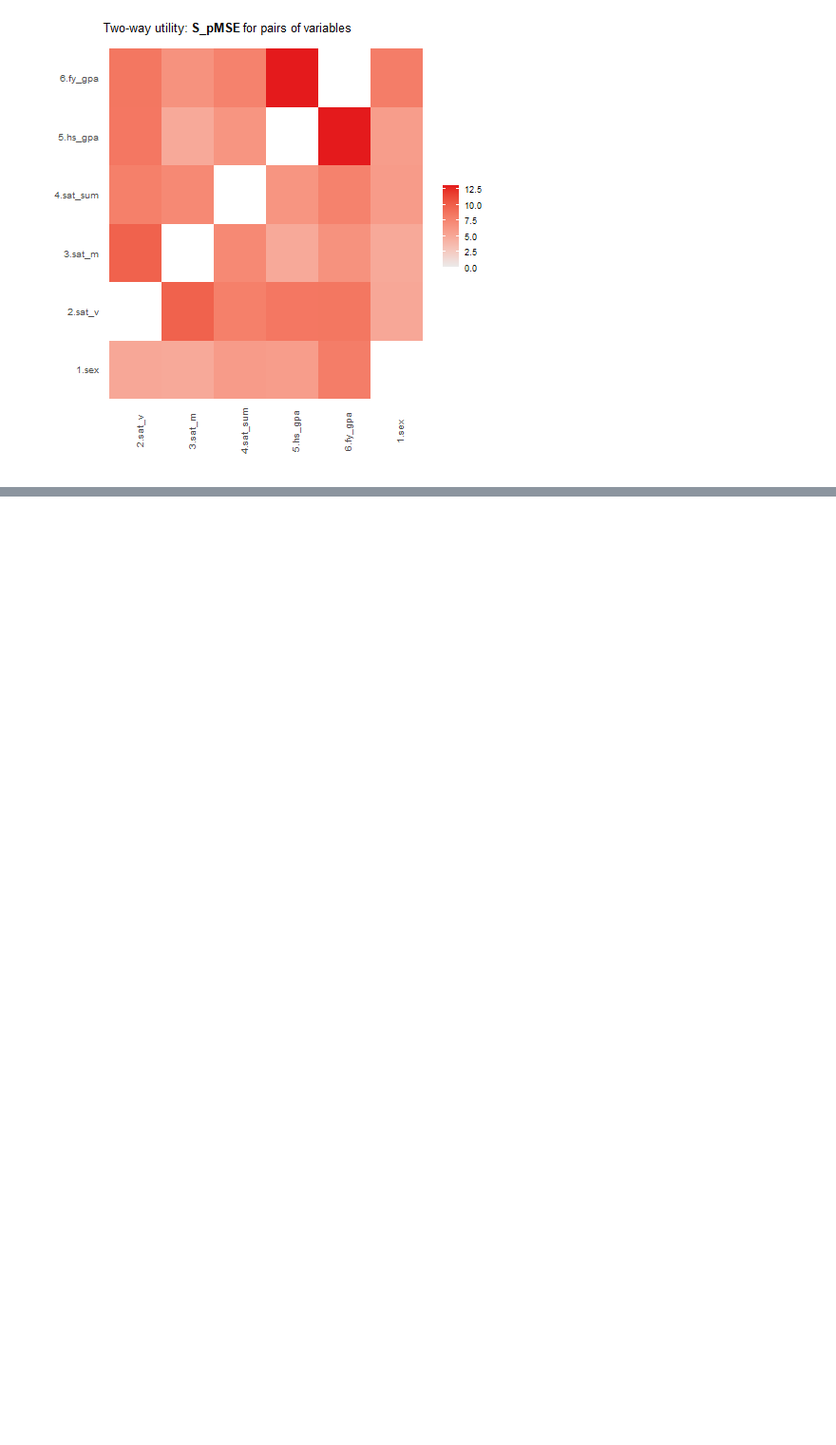
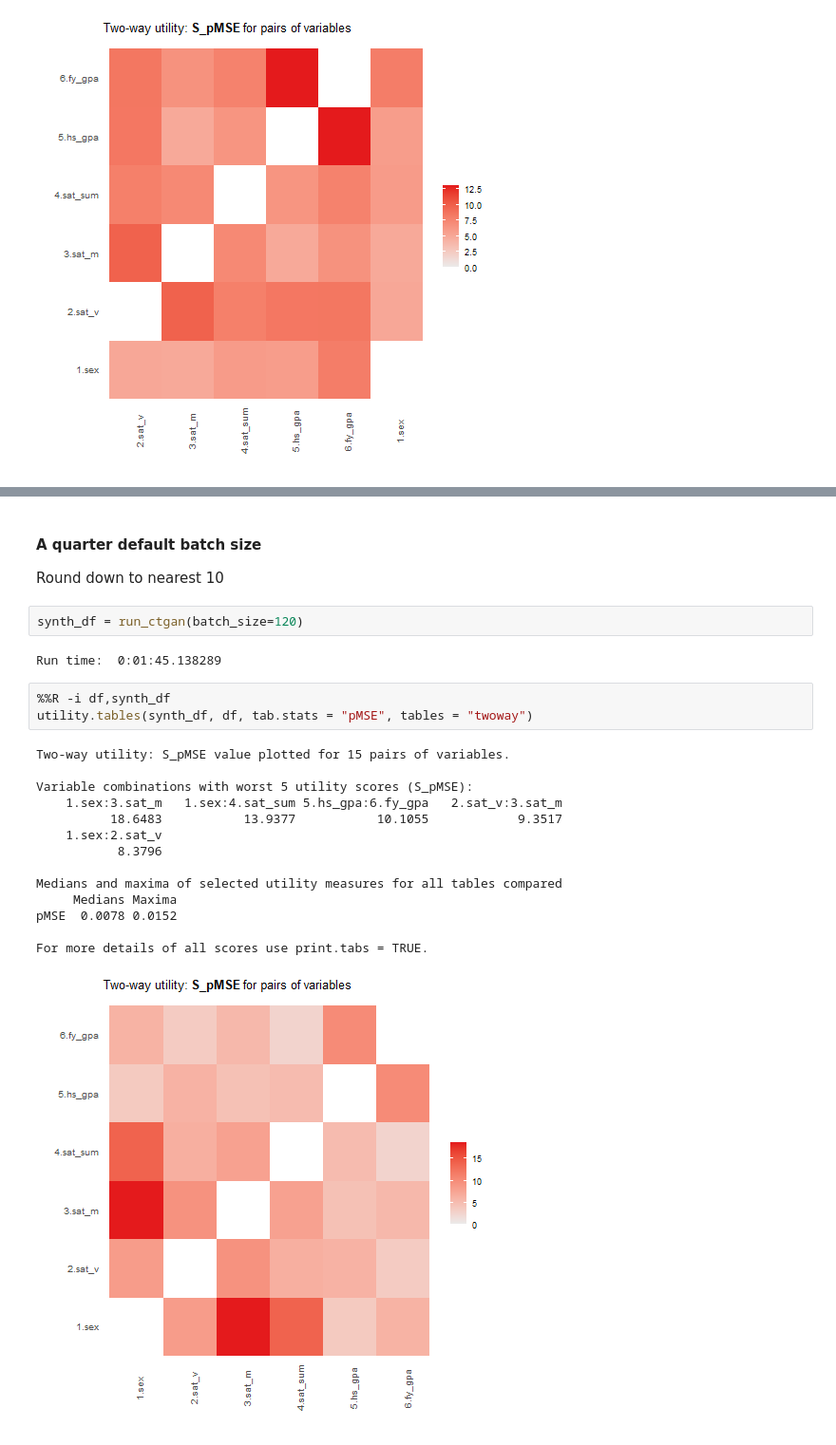
Before and after one commit to koobot/hgl_synth_challenge, a Jupyter notebook: ctgan.ipynb, the cells around one changed output, grey strips where cells are left out. Shown: that part at 95% size. Cells and saved outputs as stored; diff of their text form; blank space fills up the shorter version.

```diff
--- a/ctgan.ipynb
+++ b/ctgan.ipynb
@@ -170,0 +262,25 @@ Table of selected utility measures
+# %% [markdown]
+#### A quarter default batch size
+Round down to nearest 10
+# %%
+synth_df = run_ctgan(batch_size=120)
+# %% [output]
+Run time:  0:01:45.138289
+# %%
+%%R -i df,synth_df
+utility.tables(synth_df, df, tab.stats = "pMSE", tables = "twoway")
+# %% [output]
+Two-way utility: S_pMSE value plotted for 15 pairs of variables.
+
+Variable combinations with worst 5 utility scores (S_pMSE):
+    1.sex:3.sat_m   1.sex:4.sat_sum 5.hs_gpa:6.fy_gpa   2.sat_v:3.sat_m
+          18.6483           13.9377           10.1055            9.3517
+    1.sex:2.sat_v
+           8.3796
+
+Medians and maxima of selected utility measures for all tables compared
+     Medians Maxima
+pMSE  0.0078 0.0152
+
+For more details of all scores use print.tabs = TRUE.
+[figure, added]
```
Also changed, not shown: parts of 41 cells of this notebook.
